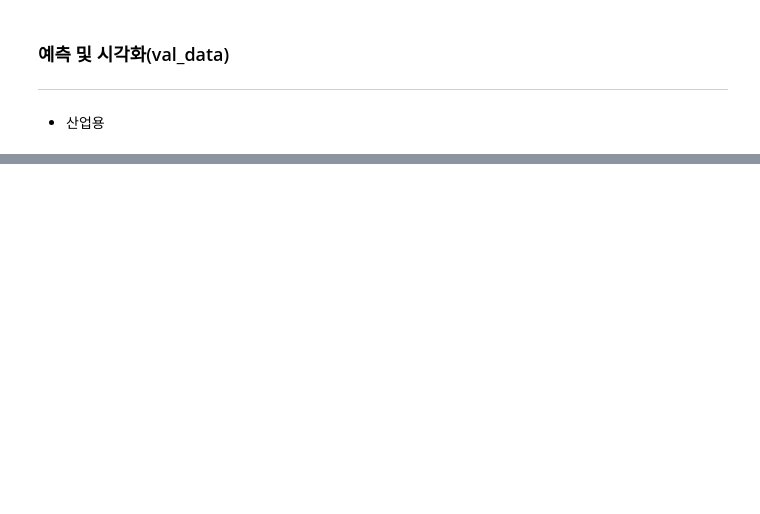
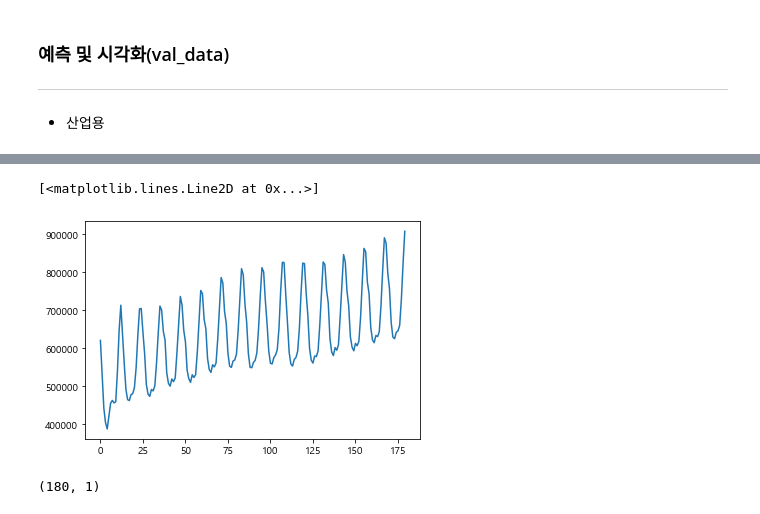
Before and after one commit to minsoo-s/03_Self_Study, a Jupyter notebook: bigstar/pred_21_35.ipynb, the cells around one changed output, grey strips where cells are left out. Drawn from its saved outputs; the diff is of its cells as text; code cells hidden in the pictures; blank space fills up the shorter version.

```diff
--- a/bigstar/pred_21_35.ipynb
+++ b/bigstar/pred_21_35.ipynb
@@ -534,0 +711,11 @@ ValueError: cannot reshape array of size 30 into shape (168,)
+# %%
+# train, valid, test 과거학습 단위 생성
+
+# 과거 12개월-> 다음 1개월 예측( 1996~2014년 )
+WINDOW_SIZE = 12
+
+# 산업용
+x_train, y_train_I = make_dataset1(x_train, y_train_I, WINDOW_SIZE)
+
+# test용 (2021~2035년)
+x_test_final = make_dataset3(x_test_final, WINDOW_SIZE)
@@ -534,0 +735,24 @@ ValueError: cannot reshape array of size 30 into shape (168,)
+# %%
+# create LSTM model-------------------------------------------------------------------
+from random import shuffle
+from keras.models import Sequential
+from keras.layers import Dense
+from keras.callbacks import EarlyStopping, ModelCheckpoint
+from keras.layers import LSTM
+
+model_I = Sequential()
+model_I.add(LSTM(16,
+                input_shape=(x_train.shape[1], x_train.shape[2]),
+                activation='relu',
+                return_sequences=False)
+            )
+
+model_I.add(Dense(1))
+
+# LSTM model compile-------------------------------------------------------------------
+
+model_I.compile(loss='mae', optimizer='adam')
+
+history = model_I.fit(x_train, y_train_I,
+                                    epochs=200,
+                                    batch_size=16)
@@ -534,0 +777,3 @@ ValueError: cannot reshape array of size 30 into shape (168,)
+# %%
+pred_final_IND = model_I.predict(x_test_final)
+pred_final_IND.shape
@@ -534,0 +783,9 @@ ValueError: cannot reshape array of size 30 into shape (168,)
+# %%
+plt.plot(pred_final_IND)
+# %% [output]
+[<matplotlib.lines.Line2D at 0x...>]
+[figure, added]
+# %%
+pred_final_IND.shape
+# %% [output]
+(180, 1)
```
Also changed, not shown: parts of 49 cells of this notebook.
